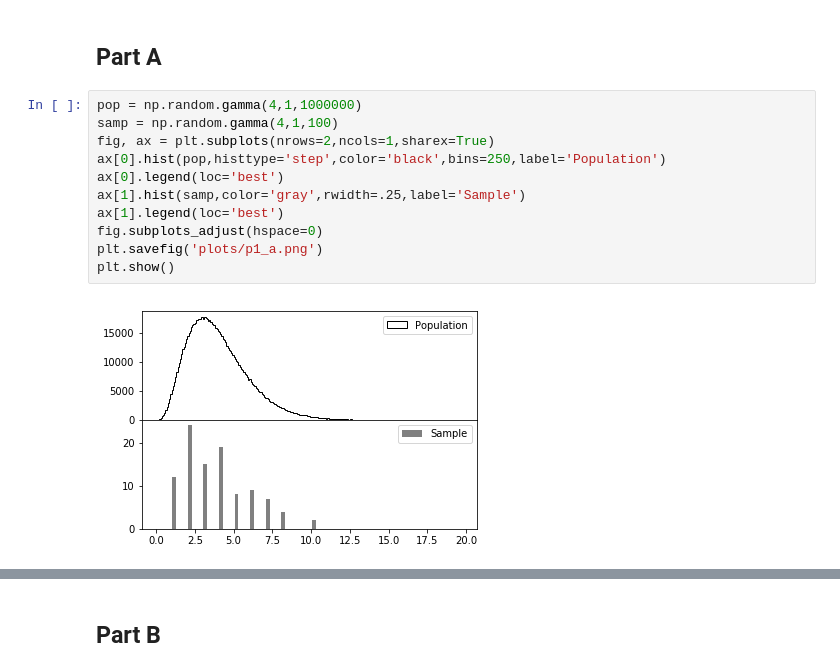
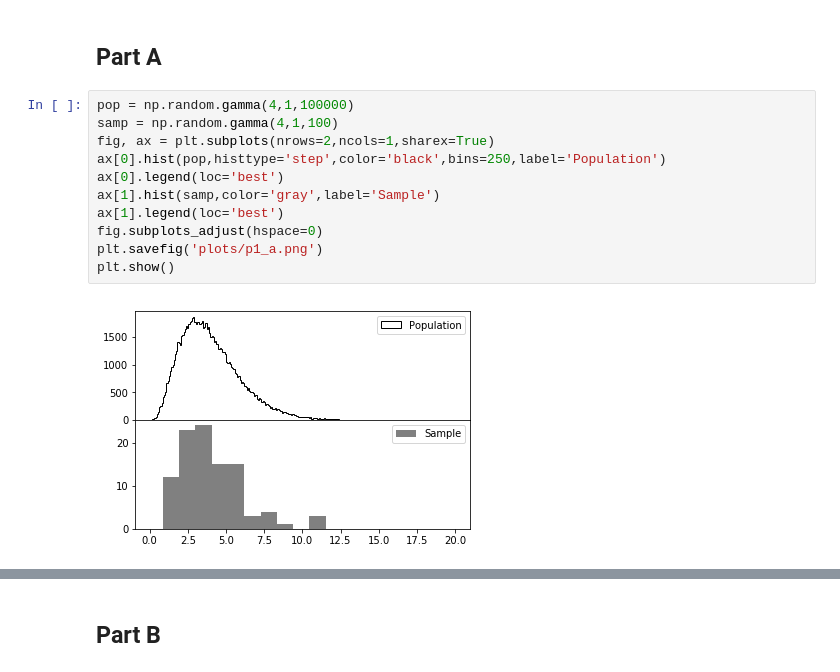
Before and after one commit to rvanlinge/139_hw3, a Jupyter notebook: Homework 3.ipynb, the cells around one changed output, grey strips where cells are left out. Saved outputs shown, nothing was run; the diff lists cells and outputs as text.

Commit message:
Finalized code and plots

```diff
--- a/Homework 3.ipynb
+++ b/Homework 3.ipynb
@@ -26,18 +26,18 @@ plt.show()
 # %% [markdown]
 ## Part A
 # %%
-pop = np.random.gamma(4,1,1000000)
+pop = np.random.gamma(4,1,100000)
 samp = np.random.gamma(4,1,100)
 fig, ax = plt.subplots(nrows=2,ncols=1,sharex=True)
 ax[0].hist(pop,histtype='step',color='black',bins=250,label='Population')
 ax[0].legend(loc='best')
-ax[1].hist(samp,color='gray',rwidth=.25,label='Sample')
+ax[1].hist(samp,color='gray',label='Sample')
 ax[1].legend(loc='best')
 fig.subplots_adjust(hspace=0)
 plt.savefig('plots/p1_a.png')
 plt.show()
 # %% [output]
-[figure, old version]
+[figure, new version]
 # %%
 sampMean = np.mean(samp)
 sampVar = np.var(samp)
```
Also changed, not shown: parts of 21 cells of this notebook, 9 other files.
